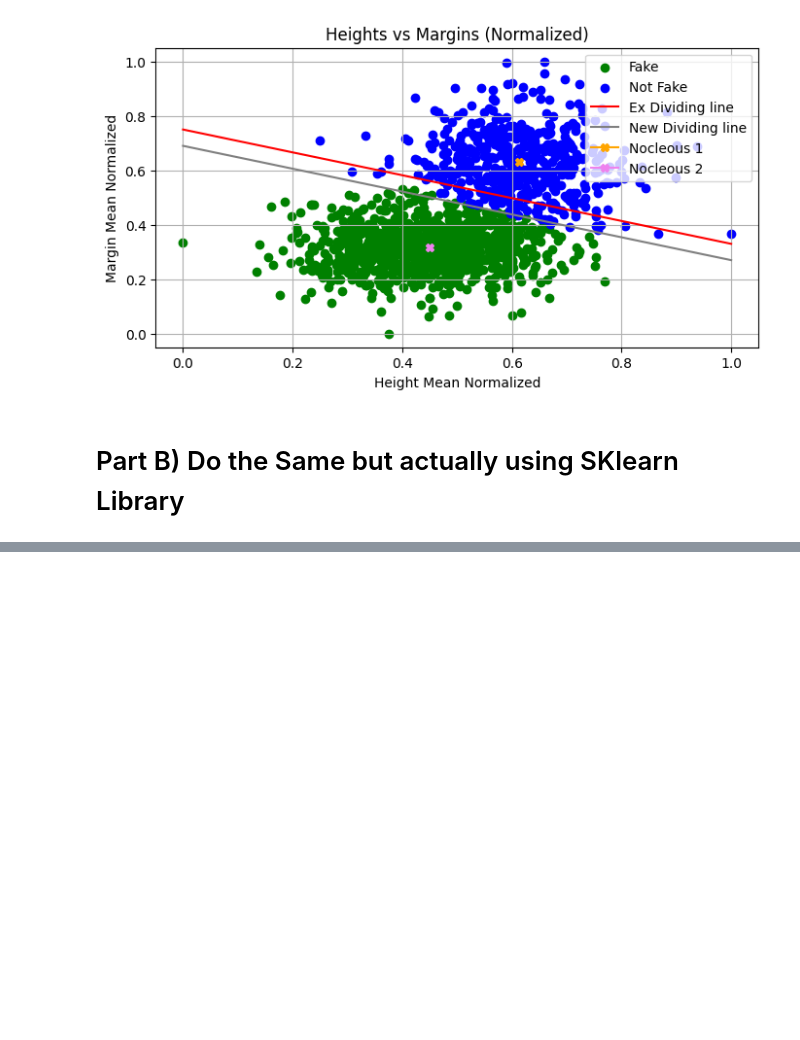
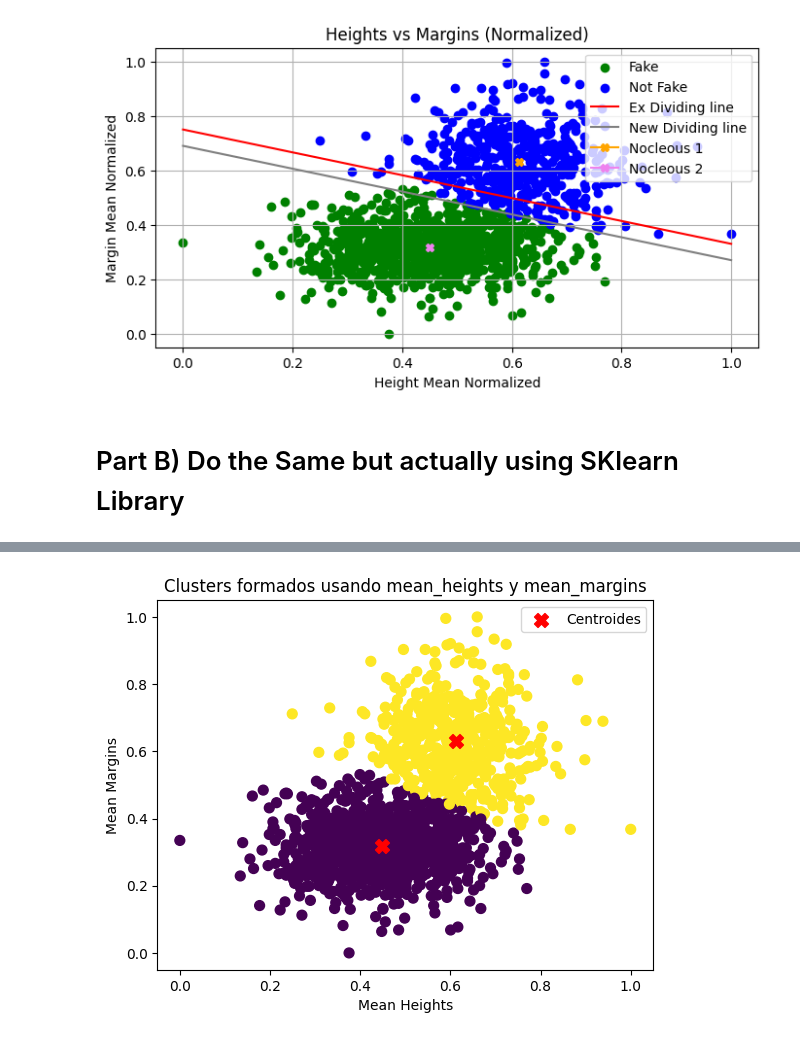
Before and after one commit to aagodoy1/ML-projects-with-explanations-, a Jupyter notebook: (UN) K-Means/Manual_K_means.ipynb, the cells around one changed output, grey strips where cells are left out. Saved outputs shown, nothing was run; the diff lists cells and outputs as text; code cells hidden in the pictures; blank space fills up the shorter version.

Commit message:
k means model

```diff
--- a/(UN) K-Means/Manual_K_means.ipynb
+++ b/(UN) K-Means/Manual_K_means.ipynb
@@ -229,0 +262,13 @@ import numpy as np
+# %%
+mean_heights = (X[:,1]+X[:,2])/2
+mean_margins = (X[:,3]+X[:,4])/2
+
+plt.figure(figsize=(8,4))
+plt.scatter(mean_heights,mean_margins, label='Data Points')
+
+plt.title('Heights vs Margins')
+plt.xlabel('Height Mean')
+plt.ylabel('Margin Mean')
+plt.legend()
+plt.grid(True)
+plt.show()
@@ -229,0 +277,29 @@ import numpy as np
+# %%
+X_clustering = np.column_stack((mean_heights, mean_margins))
+
+scaler = MinMaxScaler()
+X_clustering_scaled = scaler.fit_transform(X_clustering)
+
+kmeans = KMeans(n_clusters=2, n_init = 10, random_state=0) #
+
+# Ajustar el modelo a los datos
+kmeans.fit(X_clustering_scaled)
+
+# Obtener las etiquetas de cluster asignadas a cada punto
+labels = kmeans.labels_
+
+# Obtener los centroides de cada cluster
+centroids = kmeans.cluster_centers_
+# %%
+plt.scatter(X_clustering_scaled[:, 0], X_clustering_scaled[:, 1], c=labels, s=50, cmap='viridis')
+
+# Dibujar los centroides
+plt.scatter(centroids[:, 0], centroids[:, 1], s=100, c='red', marker='X', label='Centroides')
+
+plt.title('Clusters formados usando mean_heights y mean_margins')
+plt.xlabel('Mean Heights')
+plt.ylabel('Mean Margins')
+plt.legend()
+plt.show()
+# %% [output]
+[figure, added]
```
Also changed, not shown: parts of 4 cells of this notebook.
